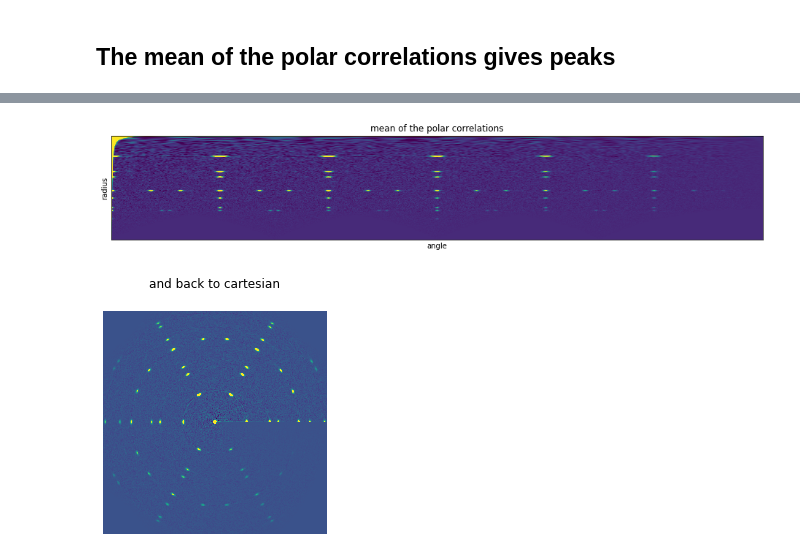
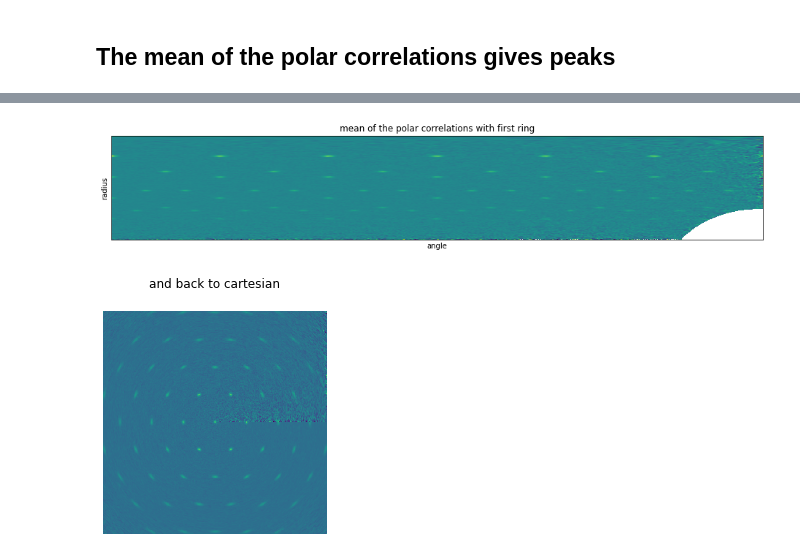
Before and after one commit to fzimmermann89/hcprotation, a Jupyter notebook: polarcorrelation.ipynb, the cells around one changed output, grey strips where cells are left out. Cells and saved outputs as stored; diff of their text form; code cells hidden in the pictures.

Commit message:
add cartesian

```diff
--- a/polarcorrelation.ipynb
+++ b/polarcorrelation.ipynb
@@ -130,0 +155,14 @@ plt.show()
+# %%
+#finding index of first bragg ring
+p = np.nanmean(res,1)
+index = ss.find_peaks(p[20:],distance=100,prominence=.001)[0][0]+20
+
+plt.plot(p)
+plt.plot(index,p[index],'o')
+plt.ylim(0,1.1*np.max(p[5:-10]))
+plt.xlabel('radius')
+plt.title('finding first ring')
+plt.show()
+plt.plot(res[index,:])
+plt.xlabel('angle')
+plt.title('first ring');
@@ -131,16 +172,27 @@ plt.show()
+# %%
+#now correlating with that ring
+
+def indexedpolarcorrelate(img,index):
+    polar = cart2pol(img)
+    correlation = np.array([ss.correlate(p, polar[index,:], method='fft') for p in np.array(polar)])
+    return correlation
+
+correlationsI = [indexedpolarcorrelate(img,index) for img in imgs]
+normI = indexedpolarcorrelate(np.ones_like(img),index)
+resI = (np.mean(correlationsI,0)/normI)
+resI[normI<1] = np.nan
+resIC = pol2cart(np.nan_to_num(resI[:,resI.shape[1]//2:]))#[106:-106, 106:-106]
 # %%
-plt.matshow(np.mean(correlations, 0)[:, correlations[0].shape[1] // 2 :], vmax=15, vmin=-2)
+plt.matshow(resI[:, resI.shape[1] // 2 :],vmax=np.nanmax(resI[5:,resI.shape[1] // 2 + 20 : - 20]))
 plt.ylabel('radius')
 plt.xlabel('angle')
 plt.xticks([])
 plt.yticks([])
-plt.title('mean of the polar correlations');
+plt.title('mean of the polar correlations with first ring');
+
+plt.matshow(resIC[106:-106, 106:-106],vmax=.05)
+plt.title('and back to cartesian')
+plt.axis('off');
 # %% [output]
-[figure, old version]
+[figure, new version]
+[figure, added]
-# %%
-res = pol2cart(np.mean(correlations, 0)[:, : correlations[0].shape[1] // 2 :])[106:-106, 106:-106]
-plt.matshow(res, vmax=15, vmin=-5)
-plt.title('and back to cartesian')
-plt.axis('off');
-# %% [output]
-[figure, removed]
```
Also changed, not shown: parts of 9 cells of this notebook.
